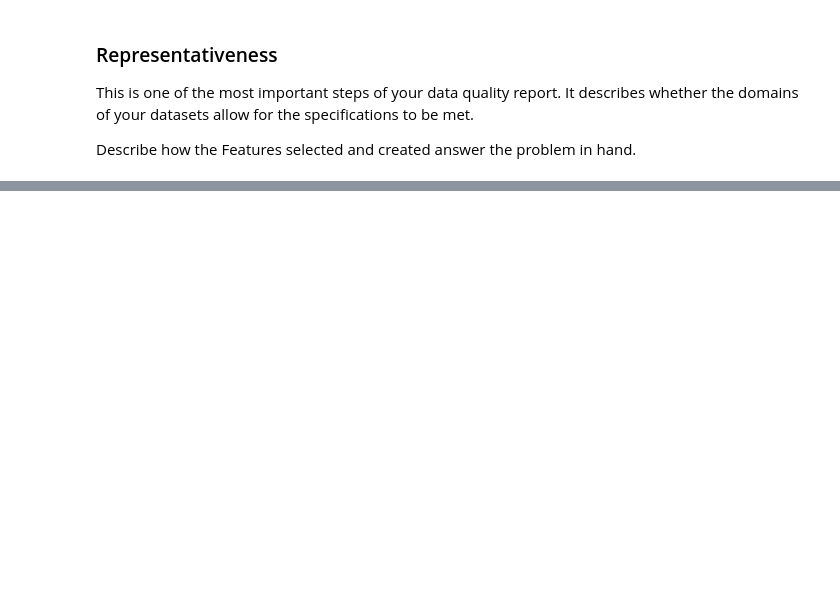
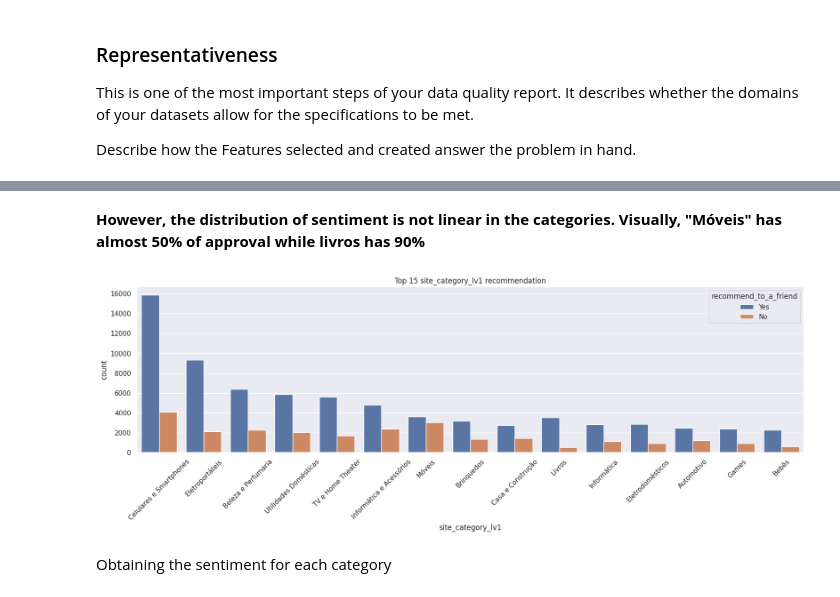
Before and after one commit to gabrielhazeredo/nlp-test-neoway, a Jupyter notebook: analysis/notebooks/data_analysis.ipynb, the cells around one changed output, grey strips where cells are left out. Drawn from its saved outputs; the diff is of its cells as text; code cells hidden in the pictures; blank space fills up the shorter version.

```diff
--- a/analysis/notebooks/data_analysis.ipynb
+++ b/analysis/notebooks/data_analysis.ipynb
@@ -72,0 +180,18 @@ Note that such coverage analysis can be applied for every feature. It is good pr
+# %% [markdown]
+**However, the distribution of sentiment is not linear in the categories. Visually, "Móveis" has almost 50% of approval while livros has 90%**
+# %%
+# Print top categories
+fig, ax = plt.subplots(figsize=(20, 5))
+
+# drawing the plot
+sns.countplot(x='site_category_lv1',
+              data=df_features,
+              hue='recommend_to_a_friend',
+              order=df_features.site_category_lv1.value_counts().iloc[:15].index,
+              ax=ax).set(title='Top 15 site_category_lv1 recommendation')
+plt.xticks(rotation=45)
+plt.show()
+# %% [output]
+[figure, added]
+# %% [markdown]
+Obtaining the sentiment for each category
```
Also changed, not shown: parts of 37 cells of this notebook, 1 other file.
